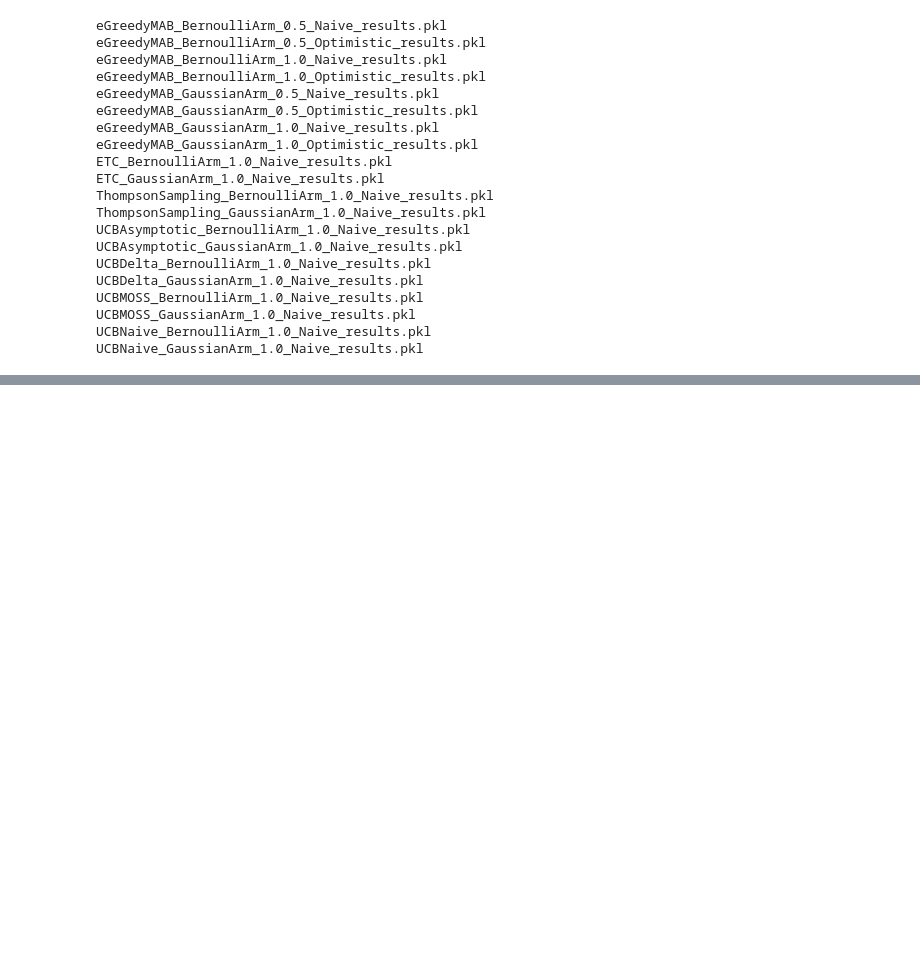
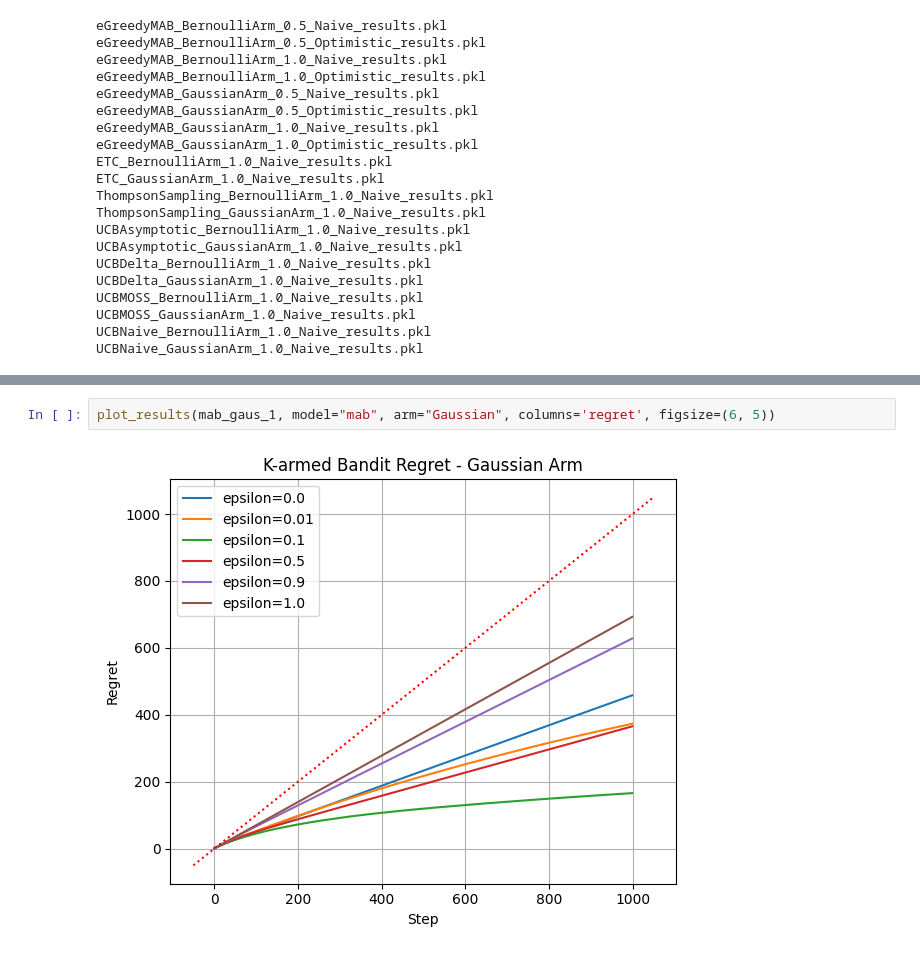
Before and after one commit to sungwoopark95/rl-practice, a Jupyter notebook: bandit/MAB/Bandit_Regret_Analysis.ipynb, the cells around one changed output, grey strips where cells are left out. Saved outputs shown, nothing was run; the diff lists cells and outputs as text; blank space fills up the shorter version.

```diff
--- a/bandit/MAB/Bandit_Regret_Analysis.ipynb
+++ b/bandit/MAB/Bandit_Regret_Analysis.ipynb
@@ -218,0 +147,4 @@ plot_results(ucbdelta_gaus_1, model="ucbdelta", arm="Gaussian", columns='rnd_reg
+# %%
+plot_results(mab_gaus_1, model="mab", arm="Gaussian", columns='regret', figsize=(6, 5))
+# %% [output]
+[figure, added]
```
Also changed, not shown: parts of 8 cells of this notebook.
